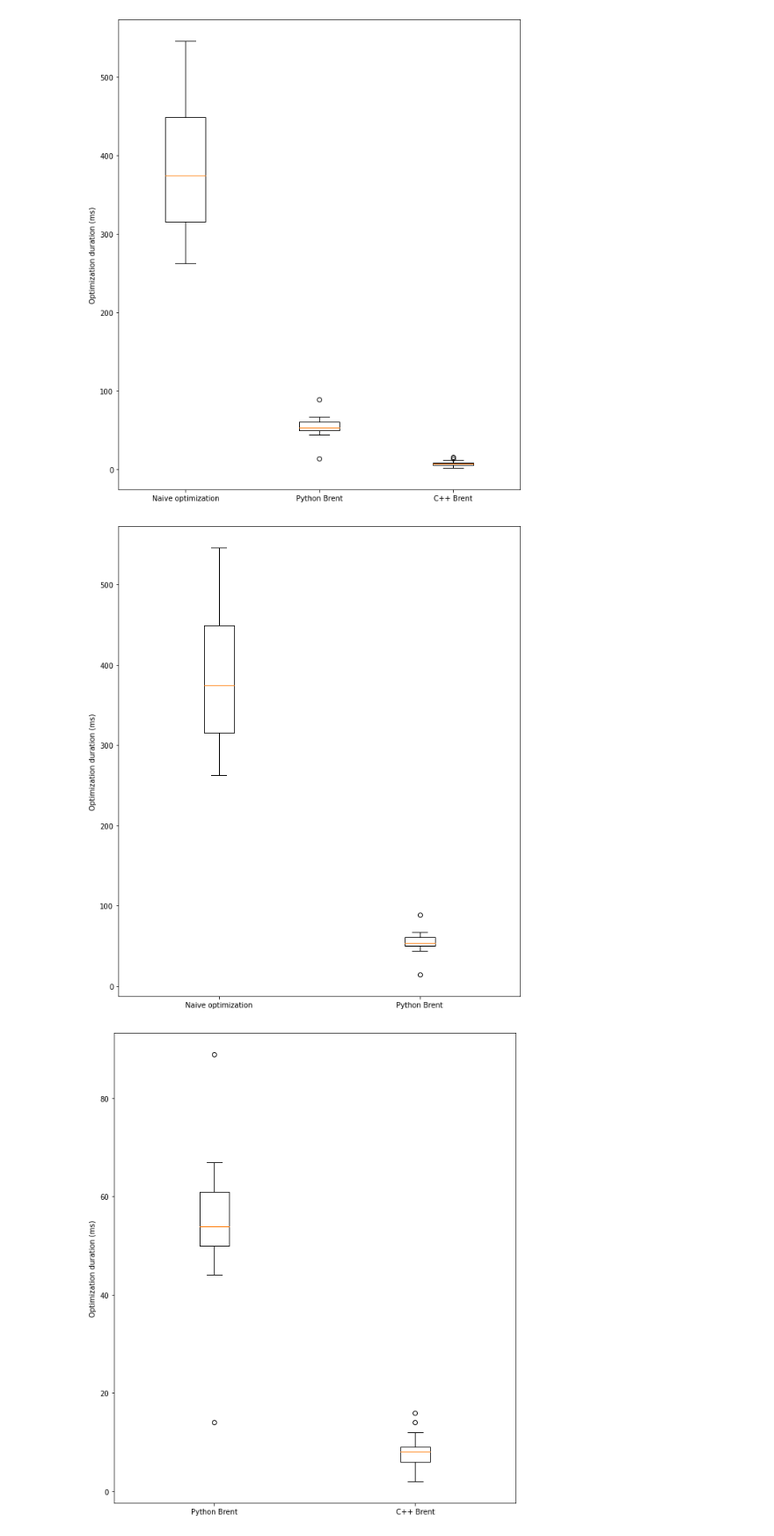
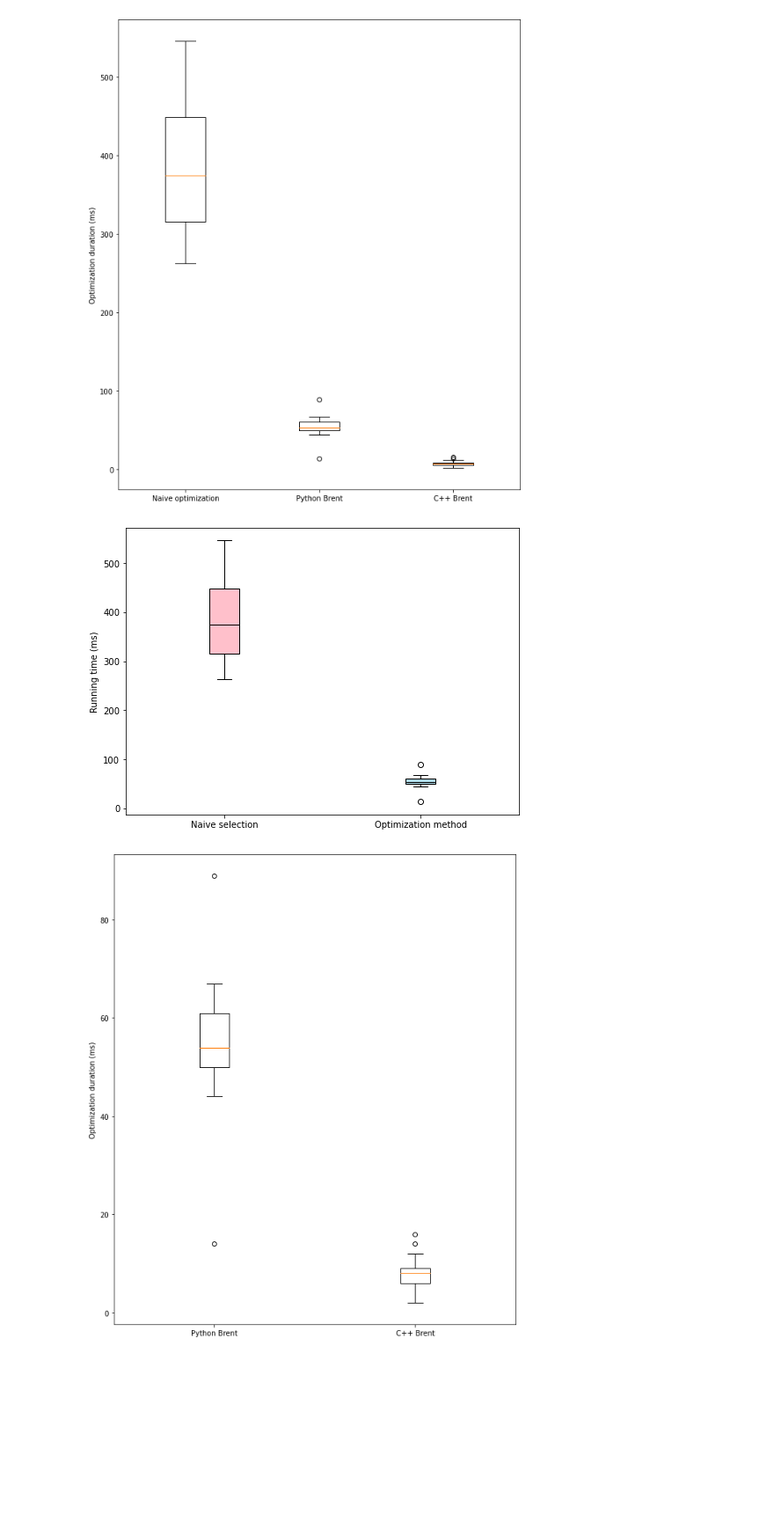
Before and after one commit to rhidra/autopilot, a Jupyter notebook: analysis/optim_time/analysis.ipynb, the cells around one changed output. Shown: that part at 88% size. Saved outputs shown, nothing was run; the diff lists cells and outputs as text; code cells hidden in the pictures; blank space fills up the shorter version.

```diff
--- a/analysis/optim_time/analysis.ipynb
+++ b/analysis/optim_time/analysis.ipynb
@@ -55,13 +56,14 @@ plt.savefig('time_all.png', bbox_inches='tight')
 # %% [output]
 [figure]
 # %%
-plt.figure(figsize=(10,12))
-plt.boxplot([pynaive, pybrent], labels=['Naive optimization', 'Python Brent'])
-plt.ylabel('Optimization duration (ms)')
-plt.title('')
-plt.savefig('time_1.png', bbox_inches='tight')
+plt.figure(figsize=(8,6))
+bplot = plt.boxplot([pynaive, pybrent], labels=['Naive selection', 'Optimization method'], patch_artist=True, medianprops=dict(color='k'))
+bplot['boxes'][0].set_facecolor('pink')
+bplot['boxes'][1].set_facecolor('lightblue')
+plt.ylabel('Running time (ms)')
+plt.savefig('naive_vs_brent.png', bbox_inches='tight')
 # %% [output]
-[figure, old version]
+[figure, new version]
 # %%
 plt.figure(figsize=(10,12))
 plt.boxplot([pybrent, cpp], labels=['Python Brent', 'C++ Brent'])
```
Also changed, not shown: parts of 2 cells of this notebook, 2 other files.
